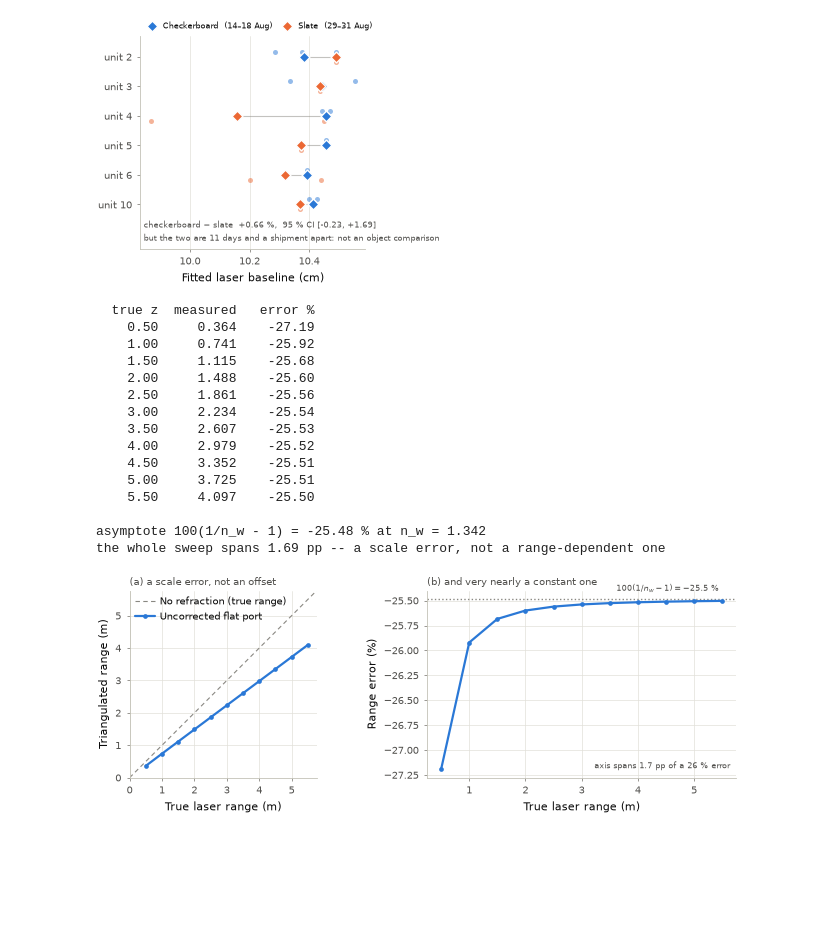
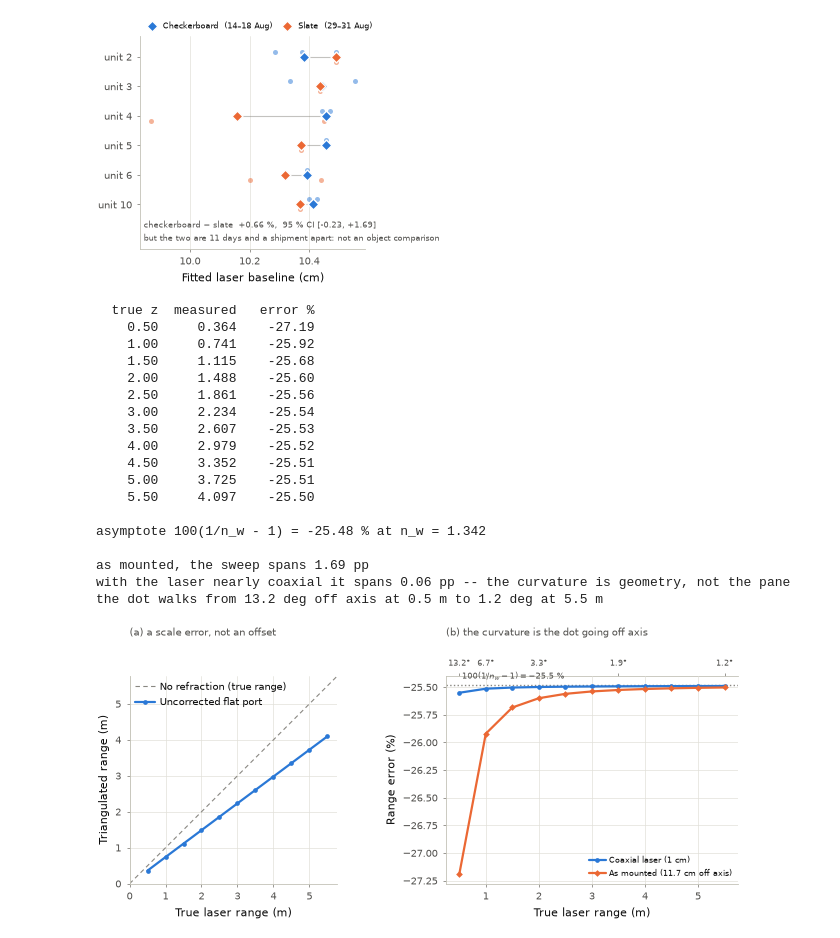
Before and after one commit to UCSD-E4E/imwut_2026_fishsense_lite, a Jupyter notebook: fish_model_analysis/fish_model_measurements.ipynb, the cells around one changed output. Cells and saved outputs as stored; diff of their text form; code cells hidden in the pictures; blank space fills up the shorter version.

```diff
--- a/fish_model_analysis/fish_model_measurements.ipynb
+++ b/fish_model_analysis/fish_model_measurements.ipynb
@@ -1310,34 +1310,48 @@ epochs overlap: False -> object and epoch separable: False  (11 days apart)
 # depth, the same flat-port model Figures 9 and 9b use.
 #
 # Worth seeing on its own because the number is enormous and invisible: an
 # uncorrected flat port reads a quarter short in RANGE, and a centred length
 # still comes out right, because the same n_water that shortens the range
 # expands the scene transversely and the two divide out on axis.
 rng_sweep = rf.flat_port_range_error()
 fig9c = pubfig.fig_flat_port_range(rng_sweep)
 pubfig.save_figure(fig9c, "fig9c_flat_port_range", FIGURE_DIR)
 
 print(f"{'true z':>8} {'measured':>9} {'error %':>9}")
 for z, m, e in zip(rng_sweep["depth_m"], rng_sweep["measured_m"], rng_sweep["pct_error"]):
     print(f"{z:>8.2f} {m:>9.3f} {e:>+9.2f}")
 print(f"\nasymptote 100(1/n_w - 1) = {rng_sweep['asymptote_pct']:+.2f} % "
       f"at n_w = {rng_sweep['n_water']}")
-print(f"the whole sweep spans {rng_sweep['pct_error'].max() - rng_sweep['pct_error'].min():.2f} pp"
-      f" -- a scale error, not a range-dependent one")
+# The curvature is NOT a range dependence. The laser sits 11.7 cm off the
+# optical axis and runs parallel to it, so the dot's own field angle shrinks as
+# the range grows and a near-field dot is an OFF-AXIS dot. Move it nearly
+# coaxial and the sweep flattens -- so the gap between the two curves is the
+# same radial term fig9b maps across the frame, met along the dot's track.
+print(f"\nas mounted, the sweep spans "
+      f"{rng_sweep['pct_error'].max() - rng_sweep['pct_error'].min():.2f} pp")
+print(f"with the laser nearly coaxial it spans "
+      f"{rng_sweep['coaxial_pct_error'].max() - rng_sweep['coaxial_pct_error'].min():.2f} pp"
+      f" -- the curvature is geometry, not the pane")
+print(f"the dot walks from {rng_sweep['dot_field_angle_deg'][0]:.1f} deg off axis at "
+      f"{rng_sweep['depth_m'][0]:.1f} m to {rng_sweep['dot_field_angle_deg'][-1]:.1f} deg at "
+      f"{rng_sweep['depth_m'][-1]:.1f} m")
 # %% [output]
   true z  measured   error %
     0.50     0.364    -27.19
     1.00     0.741    -25.92
     1.50     1.115    -25.68
     2.00     1.488    -25.60
     2.50     1.861    -25.56
     3.00     2.234    -25.54
     3.50     2.607    -25.53
     4.00     2.979    -25.52
     4.50     3.352    -25.51
     5.00     3.725    -25.51
     5.50     4.097    -25.50
 
 asymptote 100(1/n_w - 1) = -25.48 % at n_w = 1.342
-the whole sweep spans 1.69 pp -- a scale error, not a range-dependent one
+
+as mounted, the sweep spans 1.69 pp
+with the laser nearly coaxial it spans 0.06 pp -- the curvature is geometry, not the pane
+the dot walks from 13.2 deg off axis at 0.5 m to 1.2 deg at 5.5 m
-[figure, old version]
+[figure, new version]
```
Also changed, not shown: 28 other files.
